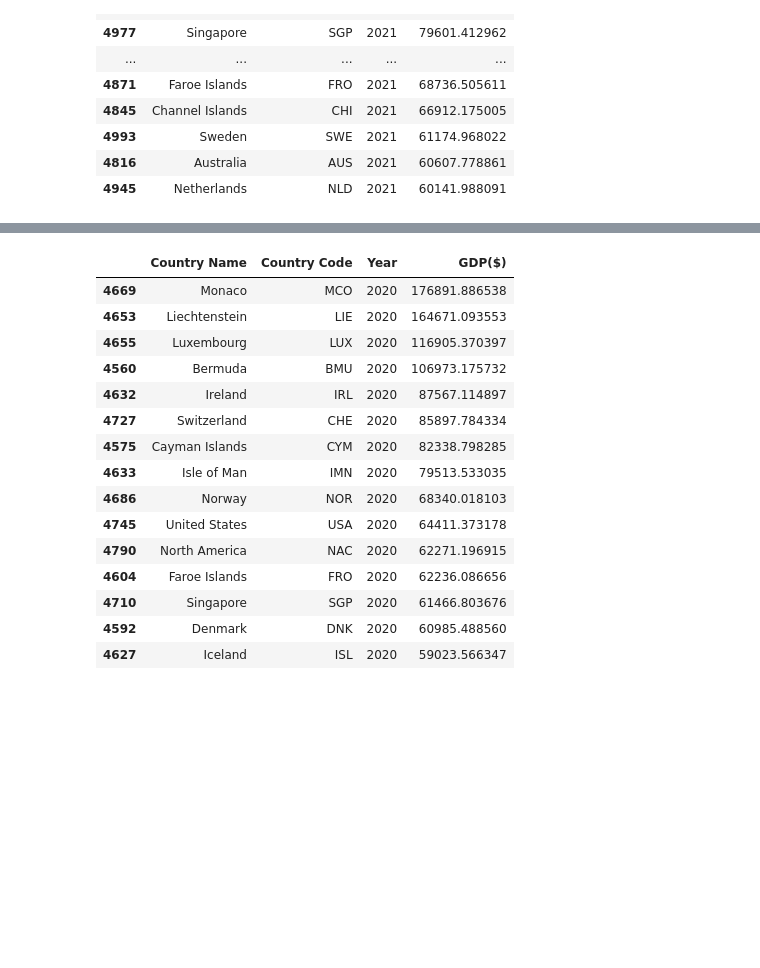
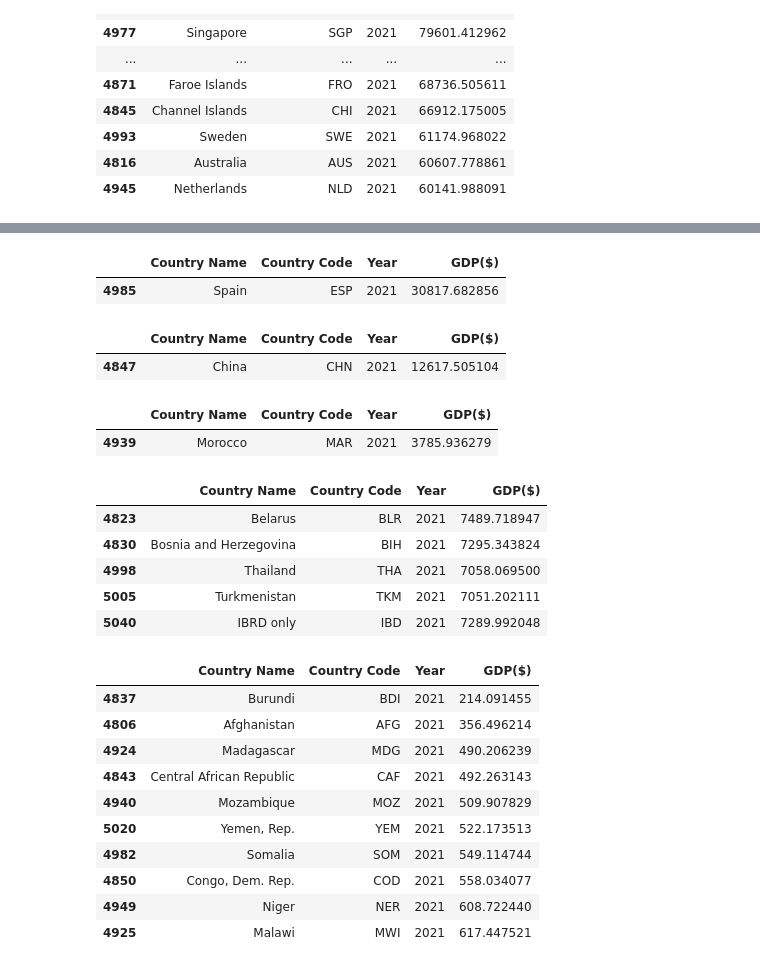
Before and after one commit to sansisimon/renewable-energy-project, a Jupyter notebook: 01-EDA.ipynb, the cells around one changed output, grey strips where cells are left out. Saved outputs shown, nothing was run; the diff lists cells and outputs as text; code cells hidden in the pictures; blank space fills up the shorter version.

```diff
--- a/01-EDA.ipynb
+++ b/01-EDA.ipynb
@@ -1545,20 +1617,40 @@ df_gdp[df_gdp['Year'] == 2021].sort_values('GDP($)', ascending = False).head(20)
+# %%
+df_gdp[(df_gdp['Year'] == 2021) & (df_gdp['Country Name'] == 'Spain')]
+# %% [output]
+|  | Country Name | Country Code | Year | GDP($) |
+| 4985 | Spain | ESP | 2021 | 30817.682856 |
+# %%
+df_gdp[(df_gdp['Year'] == 2021) & (df_gdp['Country Name'] == 'China')]
+# %% [output]
+|  | Country Name | Country Code | Year | GDP($) |
+| 4847 | China | CHN | 2021 | 12617.505104 |
+# %%
+df_gdp[(df_gdp['Year'] == 2021) & (df_gdp['Country Name'] == 'Morocco')]
+# %% [output]
+|  | Country Name | Country Code | Year | GDP($) |
+| 4939 | Morocco | MAR | 2021 | 3785.936279 |
+# %%
+#PIB medio mundial. Podemos coger Tailandia.
+df_gdp[(df_gdp['Year'] == 2021) & (df_gdp['GDP($)'] >= 7000) & (df_gdp['GDP($)'] <= 7500)]
+# %% [output]
+|  | Country Name | Country Code | Year | GDP($) |
+| 4823 | Belarus | BLR | 2021 | 7489.718947 |
+| 4830 | Bosnia and Herzegovina | BIH | 2021 | 7295.343824 |
+| 4998 | Thailand | THA | 2021 | 7058.069500 |
+| 5005 | Turkmenistan | TKM | 2021 | 7051.202111 |
+| 5040 | IBRD only | IBD | 2021 | 7289.992048 |
 # %%
-#15 países con GDP más alto en 2020
-df_gdp[df_gdp['Year'] == 2020].sort_values('GDP($)', ascending = False).head(15)
+#15 países con GDP más bajo en 2021
+df_gdp[df_gdp['Year'] == 2021].sort_values('GDP($)', ascending = True).head(10)
 # %% [output]
 |  | Country Name | Country Code | Year | GDP($) |
-| 4669 | Monaco | MCO | 2020 | 176891.886538 |
-| 4653 | Liechtenstein | LIE | 2020 | 164671.093553 |
-| 4655 | Luxembourg | LUX | 2020 | 116905.370397 |
-| 4560 | Bermuda | BMU | 2020 | 106973.175732 |
-| 4632 | Ireland | IRL | 2020 | 87567.114897 |
-| 4727 | Switzerland | CHE | 2020 | 85897.784334 |
-| 4575 | Cayman Islands | CYM | 2020 | 82338.798285 |
-| 4633 | Isle of Man | IMN | 2020 | 79513.533035 |
-| 4686 | Norway | NOR | 2020 | 68340.018103 |
-| 4745 | United States | USA | 2020 | 64411.373178 |
-| 4790 | North America | NAC | 2020 | 62271.196915 |
-| 4604 | Faroe Islands | FRO | 2020 | 62236.086656 |
-| 4710 | Singapore | SGP | 2020 | 61466.803676 |
-| 4592 | Denmark | DNK | 2020 | 60985.488560 |
-| 4627 | Iceland | ISL | 2020 | 59023.566347 |
+| 4837 | Burundi | BDI | 2021 | 214.091455 |
+| 4806 | Afghanistan | AFG | 2021 | 356.496214 |
+| 4924 | Madagascar | MDG | 2021 | 490.206239 |
+| 4843 | Central African Republic | CAF | 2021 | 492.263143 |
+| 4940 | Mozambique | MOZ | 2021 | 509.907829 |
+| 5020 | Yemen, Rep. | YEM | 2021 | 522.173513 |
+| 4982 | Somalia | SOM | 2021 | 549.114744 |
+| 4850 | Congo, Dem. Rep. | COD | 2021 | 558.034077 |
+| 4949 | Niger | NER | 2021 | 608.722440 |
+| 4925 | Malawi | MWI | 2021 | 617.447521 |
```
Also changed, not shown: parts of 4 cells of this notebook, 1 other file.
